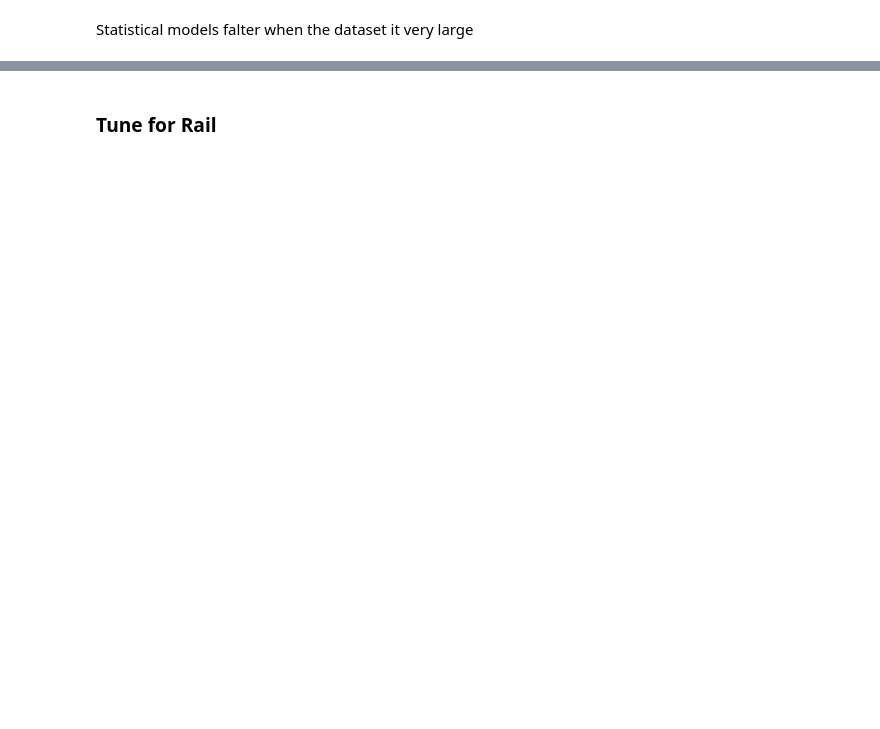
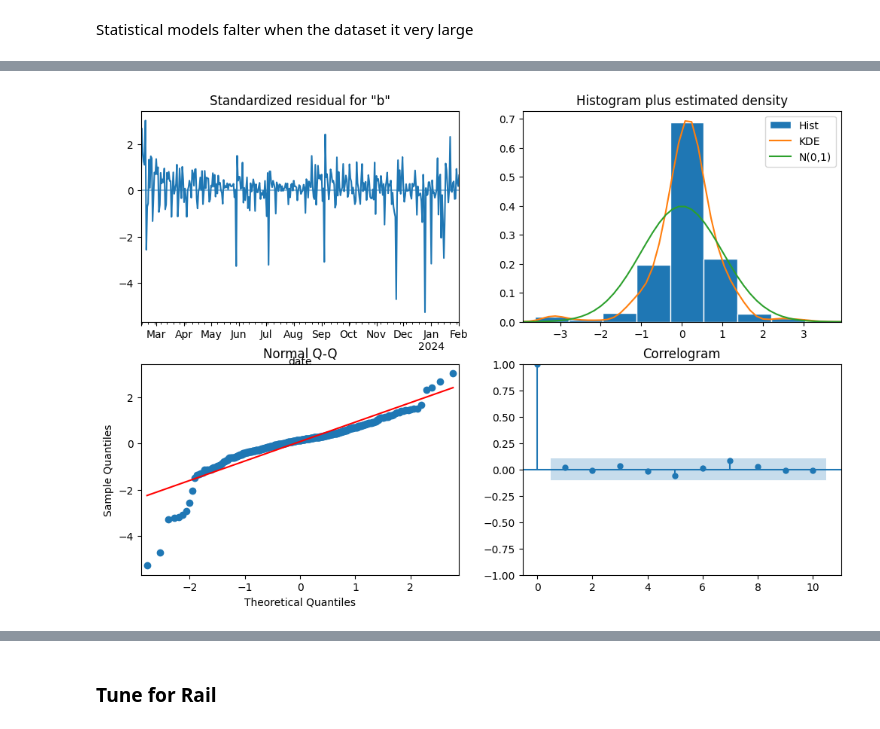
Before and after one commit to utility001/chicago-ridership, a Jupyter notebook: 01_SARIMA.ipynb, the cells around one changed output, grey strips where cells are left out. Cells and saved outputs as stored; diff of their text form; code cells hidden in the pictures; blank space fills up the shorter version.

Commit message:
hyperparameter tuning for sarima

```diff
--- a/01_SARIMA.ipynb
+++ b/01_SARIMA.ipynb
@@ -271,4 +313,3 @@ The model with the lowest AIC is ...
 # %%
-# Train the modl
-best_model = SARIMA(target_train, order=(0,1,4), simple_differencing=False)
-best_model_fit = best_model.fit(disp=False)
+# Train the model
+best_model = SARIMAX(train_set["bus"], order=(4,1,2), seasonal_order=(2, 0, 2, 7), simple_differencing=False).fit(disp=0)
@@ -277,4 +340,6 @@ print(best_model_fit.summary())
 # %%
 # Perform residual analysis
-best_model_fit.plot_diagnostics(figsize=(12,8), );
+best_model.plot_diagnostics(figsize=(12,8));
+# %% [output]
+[figure, added]
 # %%
```
Also changed, not shown: parts of 19 cells of this notebook.
